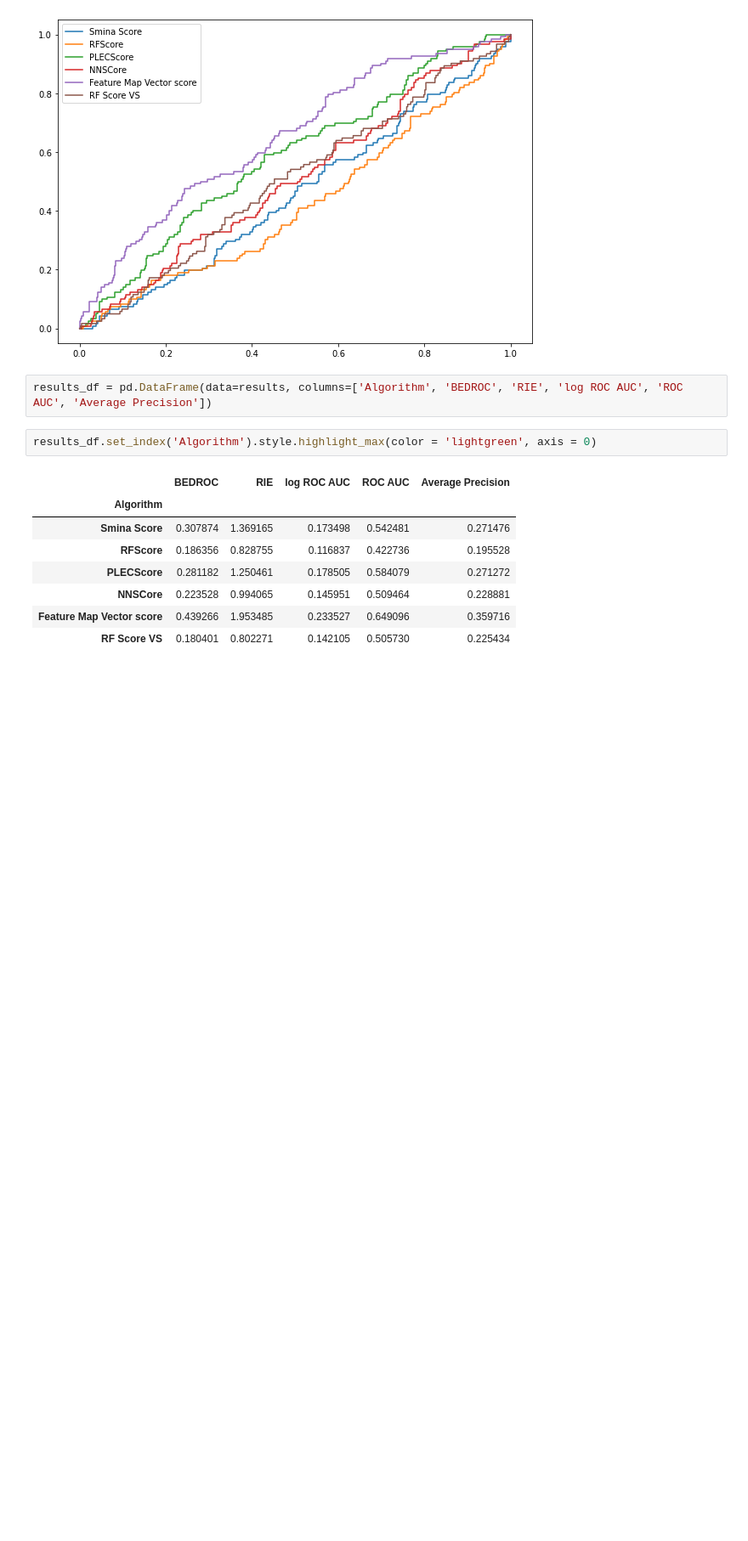
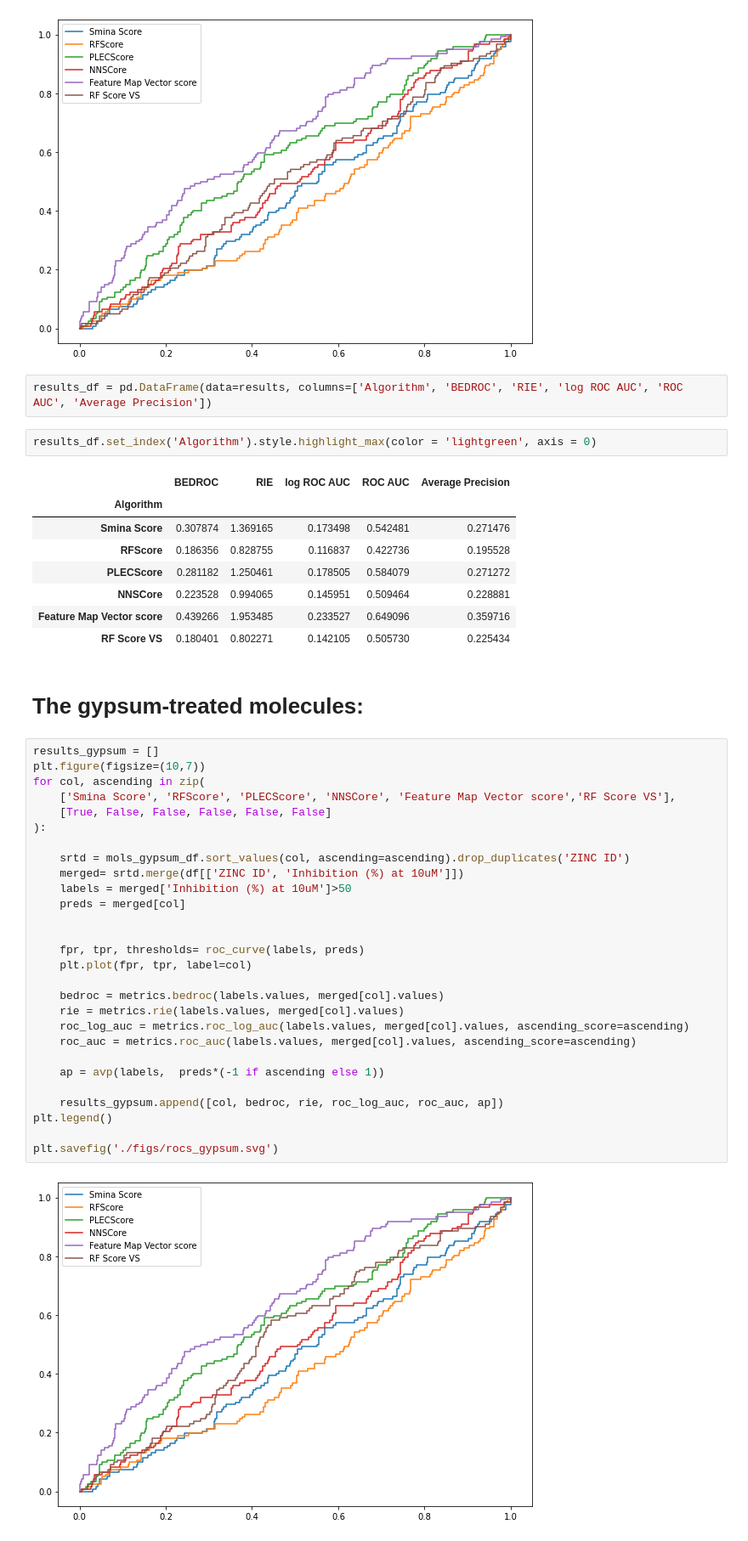
Before and after one commit to ljmartin/d4-rescore, a Jupyter notebook: 3-rescore_docked_mols.ipynb, the cells around one changed output. Shown at 85% size. Saved outputs shown, nothing was run; the diff lists cells and outputs as text; blank space fills up the shorter version.

Commit message:
gypsum figures

```diff
--- a/3-rescore_docked_mols.ipynb
+++ b/3-rescore_docked_mols.ipynb
@@ -245,3 +245,35 @@ results_df.set_index('Algorithm').style.highlight_max(color = 'lightgreen', axis
 | NNSCore | 0.223528 | 0.994065 | 0.145951 | 0.509464 | 0.228881 |
 | Feature Map Vector score | 0.439266 | 1.953485 | 0.233527 | 0.649096 | 0.359716 |
 | RF Score VS | 0.180401 | 0.802271 | 0.142105 | 0.505730 | 0.225434 |
+# %% [markdown]
+# The gypsum-treated molecules:
+# %%
+results_gypsum = []
+plt.figure(figsize=(10,7))
+for col, ascending in zip(
+    ['Smina Score', 'RFScore', 'PLECScore', 'NNSCore', 'Feature Map Vector score','RF Score VS'],
+    [True, False, False, False, False, False]
+):
+
+    srtd = mols_gypsum_df.sort_values(col, ascending=ascending).drop_duplicates('ZINC ID')
+    merged= srtd.merge(df[['ZINC ID', 'Inhibition (%) at 10uM']])
+    labels = merged['Inhibition (%) at 10uM']>50
+    preds = merged[col]
+
+
+    fpr, tpr, thresholds= roc_curve(labels, preds)
+    plt.plot(fpr, tpr, label=col)
+
+    bedroc = metrics.bedroc(labels.values, merged[col].values)
+    rie = metrics.rie(labels.values, merged[col].values)
+    roc_log_auc = metrics.roc_log_auc(labels.values, merged[col].values, ascending_score=ascending)
+    roc_auc = metrics.roc_auc(labels.values, merged[col].values, ascending_score=ascending)
+
+    ap = avp(labels,  preds*(-1 if ascending else 1))
+
+    results_gypsum.append([col, bedroc, rie, roc_log_auc, roc_auc, ap])
+plt.legend()
+
+plt.savefig('./figs/rocs_gypsum.svg')
+# %% [output]
+[figure, added]
```
Also changed, not shown: parts of 1 cell of this notebook, 4 other files.
